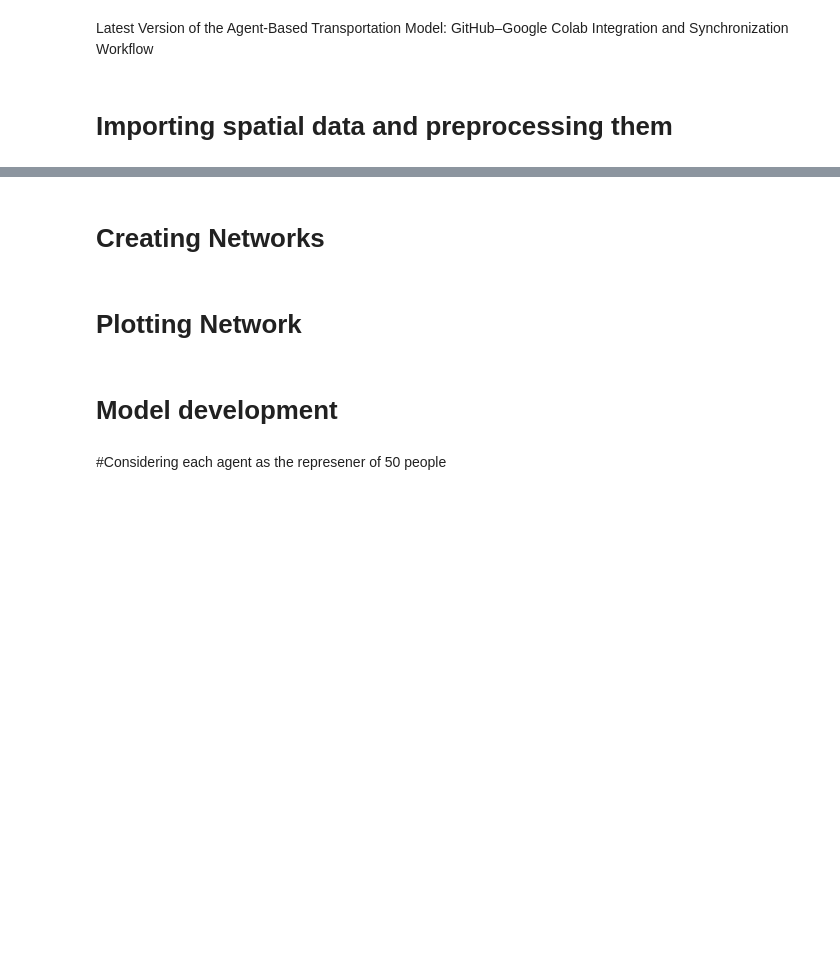
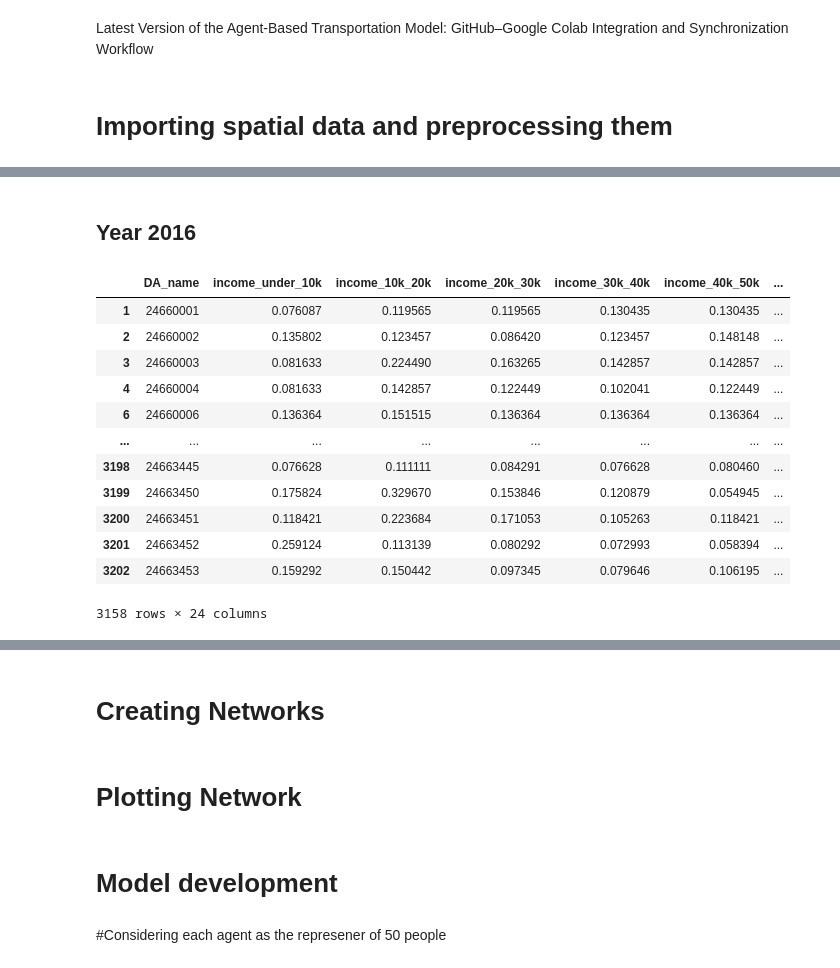
Before and after one commit to projet-virage/ActiveTransportation, a Jupyter notebook: EnvironmentalBuilt_MostEfficientVersion.ipynb, the cells around one changed output, grey strips where cells are left out. Drawn from its saved outputs; the diff is of its cells as text; code cells hidden in the pictures; blank space fills up the shorter version.

```diff
--- a/EnvironmentalBuilt_MostEfficientVersion.ipynb
+++ b/EnvironmentalBuilt_MostEfficientVersion.ipynb
@@ -42,0 +145,73 @@ Mounted at /content/drive
+# %% [markdown]
+## Year 2016
+# %%
+# Year 2016
+Census_2016 = pd.read_csv(os.path.join(data_path, "Census_2016.csv")).iloc[1:,:]
+Census_2016.drop(columns=['COL1'], inplace=True)
+df_census_2016 = Census_2016.rename(columns={
+    "COL0": "DA_name",
+    "COL2": "age_15_64",
+    "COL3": "income_under_10k",
+    "COL4": "income_10k_20k",
+    "COL5": "income_20k_30k",
+    "COL6": "income_30k_40k",
+    "COL7": "income_40k_50k",
+    "COL8": "income_50k_60k",
+    "COL9": "income_60k_70k",
+    "COL10": "income_70k_80k",
+    "COL11": "income_80k_90k",
+    "COL12": "income_90k_100k",
+    "COL13": "income_100k_150k",
+    "COL14": "income_150k_plus",
+    "COL15": "Car",
+    "COL16": "Transit",
+    "COL17": "Walk",
+    "COL18": "Bike",
+    "COL19": "commute_time_less_15",
+    "COL20": "commute_time_15_30",
+    "COL21": "commute_time_30_45",
+    "COL22": "commute_time_45_60",
+    "COL23": "commute_time_more_60",
+    "COL24": "Male",
+    "COL25": "Female"
+})
+
+df_census_2016[['Male',	'Female']] = df_census_2016[['Male',	'Female']].apply(lambda x: x/(df_census_2016['Male'] + df_census_2016['Female']))
+df_census_2016.dropna(inplace=True)
+
+df_census_2016['All_modes'] = df_census_2016['Car'] + df_census_2016['Transit'] + df_census_2016['Walk'] + df_census_2016['Bike']
+
+df_census_2016["Pop_with_income"] = df_census_2016[['income_under_10k', 'income_10k_20k', "income_20k_30k", "income_30k_40k", "income_40k_50k","income_50k_60k",
+                        "income_60k_70k", "income_70k_80k", "income_80k_90k", "income_90k_100k", "income_100k_150k", "income_150k_plus"]].sum(axis= 1)
+
+# Percentage of each group
+df_census_2016[['income_under_10k', 'income_10k_20k', "income_20k_30k", "income_30k_40k", "income_40k_50k","income_50k_60k",
+                        "income_60k_70k", "income_70k_80k", "income_80k_90k", "income_90k_100k", "income_100k_150k", "income_150k_plus"]]= df_census_2016[['income_under_10k', 'income_10k_20k', "income_20k_30k", "income_30k_40k", "income_40k_50k","income_50k_60k",
+                        "income_60k_70k", "income_70k_80k", "income_80k_90k", "income_90k_100k", "income_100k_150k", "income_150k_plus"]].apply(lambda x: x/df_census_2016["Pop_with_income"])
+
+
+df_census_2016['income_under_10k'] = 1 - df_census_2016[['income_10k_20k', "income_20k_30k", "income_30k_40k", "income_40k_50k","income_50k_60k",
+                        "income_60k_70k", "income_70k_80k", "income_80k_90k", "income_90k_100k", "income_100k_150k", "income_150k_plus"]].sum(axis= 1)
+
+
+df_census_2016['commute_time_15_30'] = df_census_2016['commute_time_less_15'] + df_census_2016['commute_time_15_30']
+df_census_2016['Total_commuters'] = df_census_2016['commute_time_15_30'] + df_census_2016['commute_time_30_45'] + df_census_2016['commute_time_45_60'] + df_census_2016['commute_time_more_60']
+df_census_2016[['commute_time_15_30', 'commute_time_30_45', 'commute_time_45_60', 'commute_time_more_60']] = df_census_2016[['commute_time_15_30', 'commute_time_30_45', 'commute_time_45_60', 'commute_time_more_60']].apply(lambda x: x/df_census_2016["Total_commuters"])
+
+df_census_2016['commute_time_15_30'] = 1 - (df_census_2016['commute_time_30_45'] + df_census_2016['commute_time_45_60'] + df_census_2016['commute_time_more_60'])
+df_census_2016.drop(columns=['Total_commuters','commute_time_less_15', "age_15_64","Pop_with_income"], inplace=True)
+df_census_2016
+# %% [output]
+|  | DA_name | income_under_10k | income_10k_20k | income_20k_30k | income_30k_40k | income_40k_50k | ... |
+| 1 | 24660001 | 0.076087 | 0.119565 | 0.119565 | 0.130435 | 0.130435 | ... |
+| 2 | 24660002 | 0.135802 | 0.123457 | 0.086420 | 0.123457 | 0.148148 | ... |
+| 3 | 24660003 | 0.081633 | 0.224490 | 0.163265 | 0.142857 | 0.142857 | ... |
+| 4 | 24660004 | 0.081633 | 0.142857 | 0.122449 | 0.102041 | 0.122449 | ... |
+| 6 | 24660006 | 0.136364 | 0.151515 | 0.136364 | 0.136364 | 0.136364 | ... |
+| ... | ... | ... | ... | ... | ... | ... | ... |
+| 3198 | 24663445 | 0.076628 | 0.111111 | 0.084291 | 0.076628 | 0.080460 | ... |
+| 3199 | 24663450 | 0.175824 | 0.329670 | 0.153846 | 0.120879 | 0.054945 | ... |
+| 3200 | 24663451 | 0.118421 | 0.223684 | 0.171053 | 0.105263 | 0.118421 | ... |
+| 3201 | 24663452 | 0.259124 | 0.113139 | 0.080292 | 0.072993 | 0.058394 | ... |
+| 3202 | 24663453 | 0.159292 | 0.150442 | 0.097345 | 0.079646 | 0.106195 | ... |
+3158 rows × 24 columns
```
Also changed, not shown: parts of 13 cells of this notebook.
